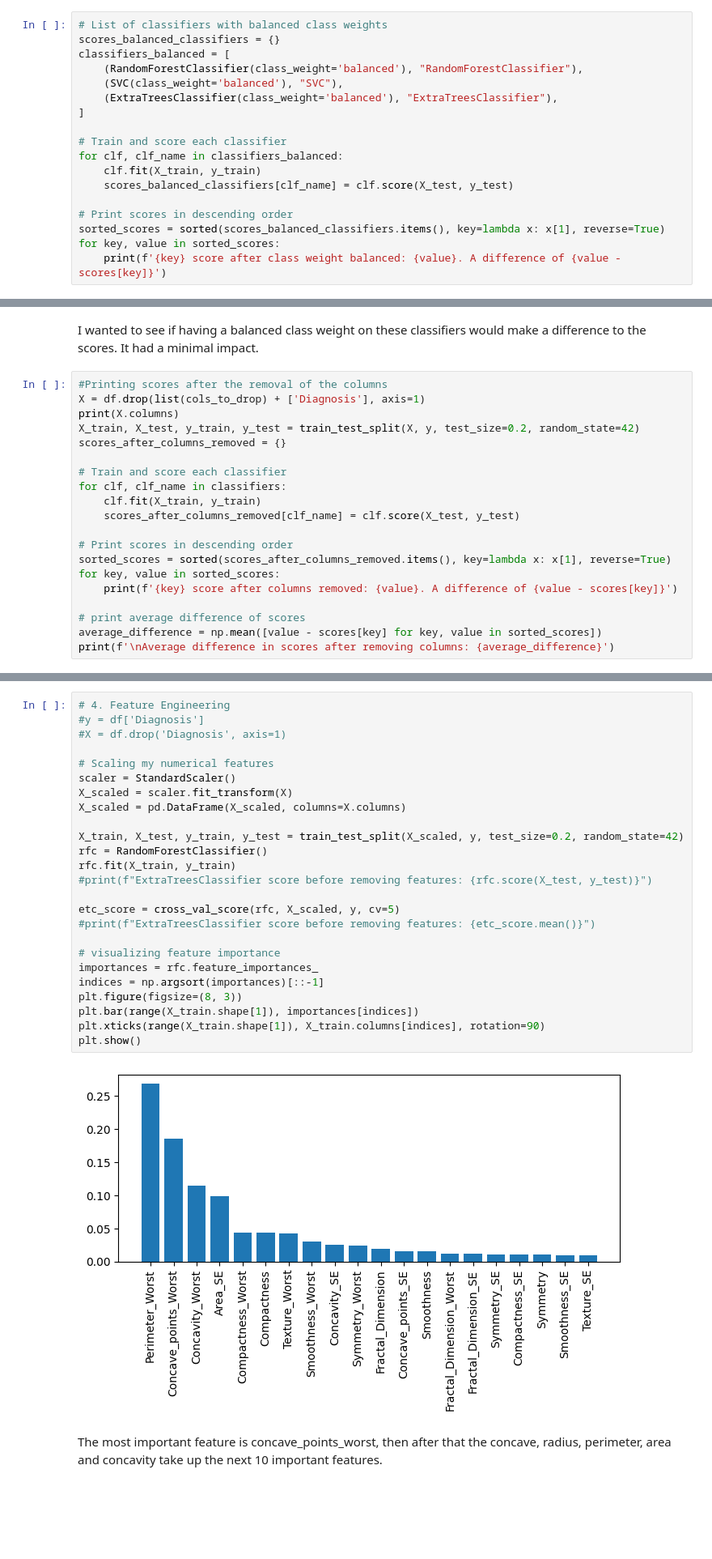
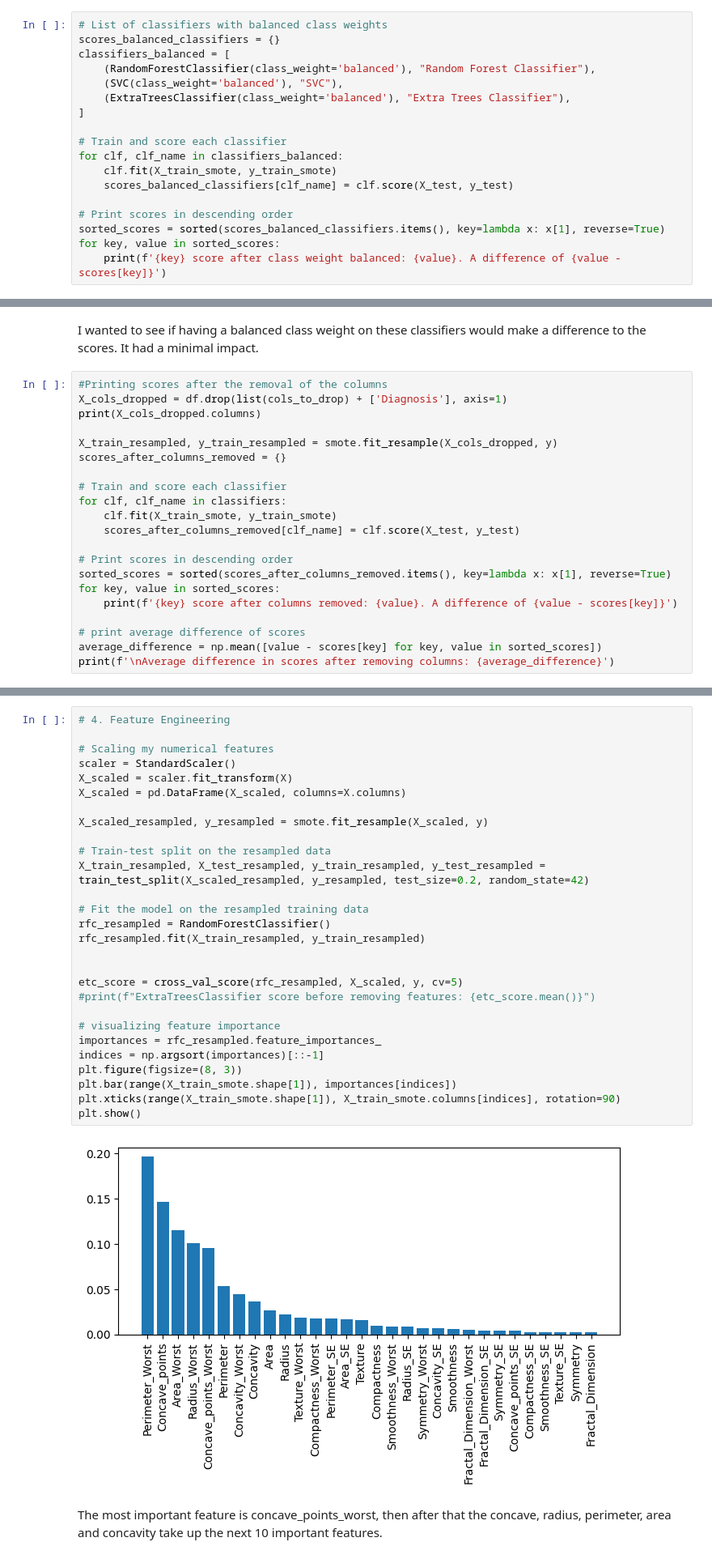
Before and after one commit to DenisBrice/MLProject, a Jupyter notebook: ML_jupyter.ipynb, the cells around one changed output, grey strips where cells are left out. Shown at 81% size. Saved outputs shown, nothing was run; the diff lists cells and outputs as text; blank space fills up the shorter version.

```diff
--- a/ML_jupyter.ipynb
+++ b/ML_jupyter.ipynb
@@ -253,14 +264,14 @@ RandomForestRegressor score: 0.852983688175565
 # List of classifiers with balanced class weights
 scores_balanced_classifiers = {}
 classifiers_balanced = [
-    (RandomForestClassifier(class_weight='balanced'), "RandomForestClassifier"),
+    (RandomForestClassifier(class_weight='balanced'), "Random Forest Classifier"),
     (SVC(class_weight='balanced'), "SVC"),
-    (ExtraTreesClassifier(class_weight='balanced'), "ExtraTreesClassifier"),
+    (ExtraTreesClassifier(class_weight='balanced'), "Extra Trees Classifier"),
 ]
 
 # Train and score each classifier
 for clf, clf_name in classifiers_balanced:
-    clf.fit(X_train, y_train)
+    clf.fit(X_train_smote, y_train_smote)
     scores_balanced_classifiers[clf_name] = clf.score(X_test, y_test)
 
 # Print scores in descending order
@@ -276,14 +287,15 @@ I wanted to see if having a balanced class weight on these classifiers would mak
 It had a minimal impact.
 # %%
 #Printing scores after the removal of the columns
-X = df.drop(list(cols_to_drop) + ['Diagnosis'], axis=1)
-print(X.columns)
-X_train, X_test, y_train, y_test = train_test_split(X, y, test_size=0.2, random_state=42)
+X_cols_dropped = df.drop(list(cols_to_drop) + ['Diagnosis'], axis=1)
+print(X_cols_dropped.columns)
+
+X_train_resampled, y_train_resampled = smote.fit_resample(X_cols_dropped, y)
 scores_after_columns_removed = {}
 
 # Train and score each classifier
 for clf, clf_name in classifiers:
-    clf.fit(X_train, y_train)
+    clf.fit(X_train_smote, y_train_smote)
     scores_after_columns_removed[clf_name] = clf.score(X_test, y_test)
 
 # Print scores in descending order
@@ -343,30 +355,33 @@ RandomForestRegressor cross-validation score: 0.7950043480016162
 # %%
 # 4. Feature Engineering
-#y = df['Diagnosis']
-#X = df.drop('Diagnosis', axis=1)
 
 # Scaling my numerical features
 scaler = StandardScaler()
 X_scaled = scaler.fit_transform(X)
 X_scaled = pd.DataFrame(X_scaled, columns=X.columns)
 
-X_train, X_test, y_train, y_test = train_test_split(X_scaled, y, test_size=0.2, random_state=42)
-rfc = RandomForestClassifier()
-rfc.fit(X_train, y_train)
-#print(f"ExtraTreesClassifier score before removing features: {rfc.score(X_test, y_test)}")
+X_scaled_resampled, y_resampled = smote.fit_resample(X_scaled, y)
 
-etc_score = cross_val_score(rfc, X_scaled, y, cv=5)
+# Train-test split on the resampled data
+X_train_resampled, X_test_resampled, y_train_resampled, y_test_resampled = train_test_split(X_scaled_resampled, y_resampled, test_size=0.2, random_state=42)
+
+# Fit the model on the resampled training data
+rfc_resampled = RandomForestClassifier()
+rfc_resampled.fit(X_train_resampled, y_train_resampled)
+
+
+etc_score = cross_val_score(rfc_resampled, X_scaled, y, cv=5)
 #print(f"ExtraTreesClassifier score before removing features: {etc_score.mean()}")
 
 # visualizing feature importance
-importances = rfc.feature_importances_
+importances = rfc_resampled.feature_importances_
 indices = np.argsort(importances)[::-1]
 plt.figure(figsize=(8, 3))
-plt.bar(range(X_train.shape[1]), importances[indices])
-plt.xticks(range(X_train.shape[1]), X_train.columns[indices], rotation=90)
+plt.bar(range(X_train_smote.shape[1]), importances[indices])
+plt.xticks(range(X_train_smote.shape[1]), X_train_smote.columns[indices], rotation=90)
 plt.show()
 # %% [output]
-[figure, old version]
+[figure, new version]
 # %% [markdown]
 The most important feature is concave_points_worst, then after that the concave, radius, perimeter, area and concavity take up the next 10 important features.
 # %%
```
Also changed, not shown: parts of 31 cells of this notebook, 16 other files.
